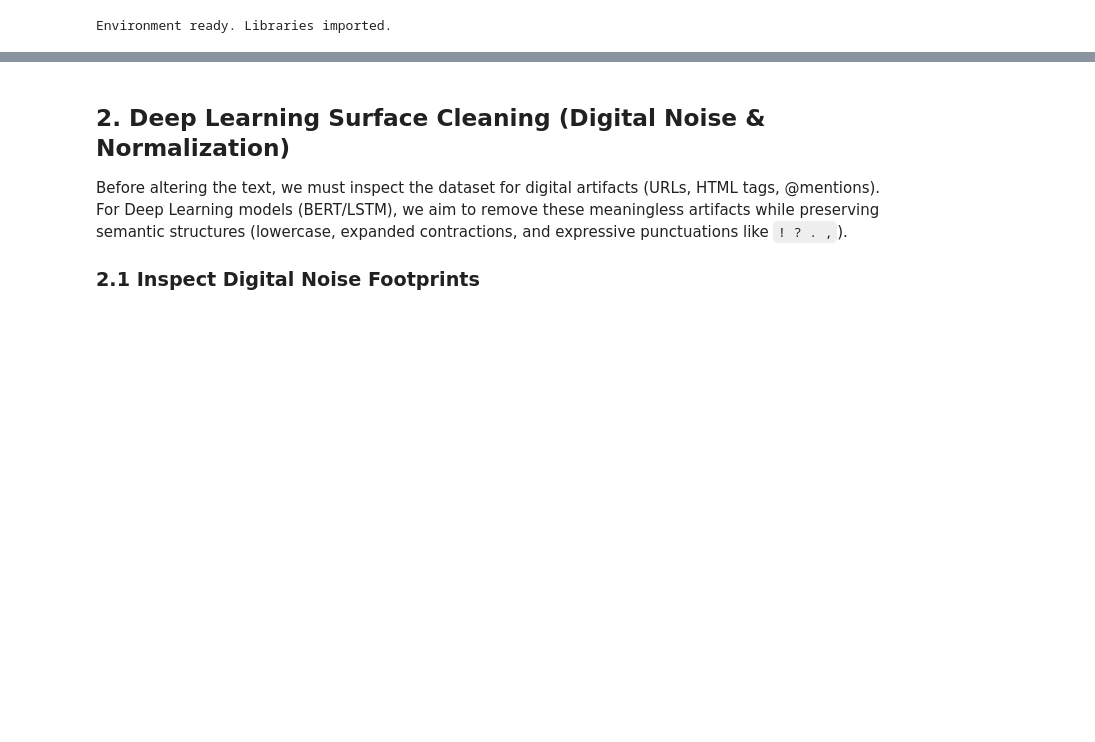
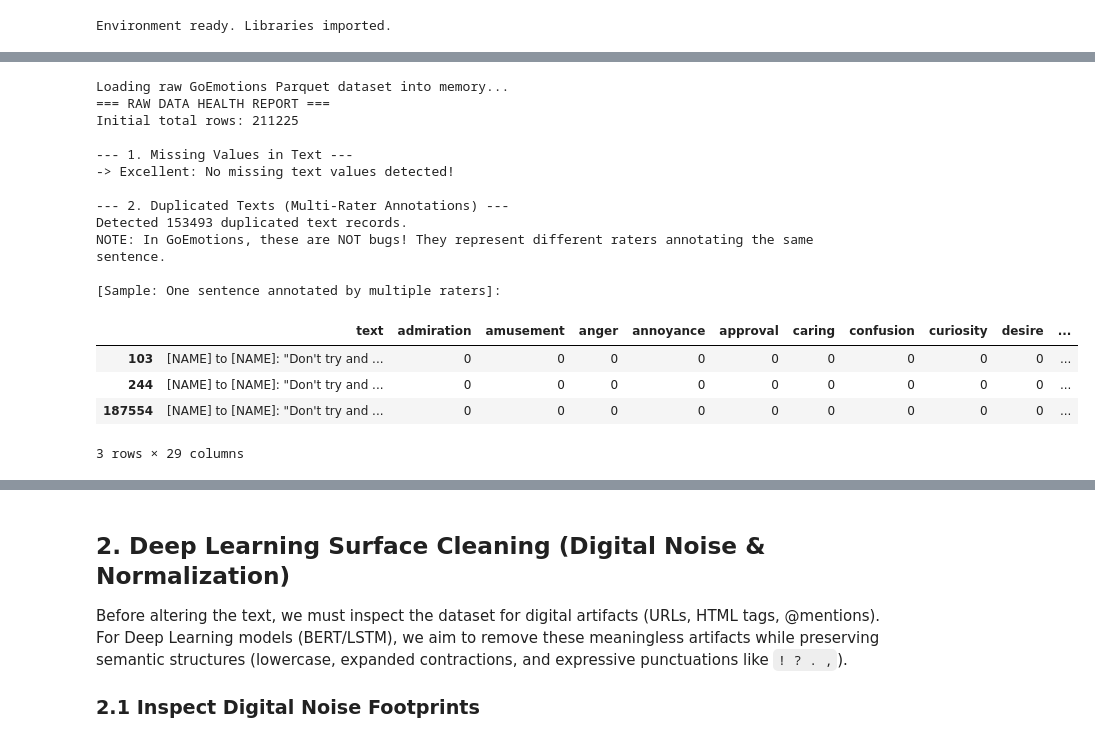
Before and after one commit to anhthi-1811/nlp-emotion-classification, a Jupyter notebook: src/02_Text_Preprocessing.ipynb, the cells around one changed output, grey strips where cells are left out. Cells and saved outputs as stored; diff of their text form; code cells hidden in the pictures; blank space fills up the shorter version.

```diff
--- a/src/02_Text_Preprocessing.ipynb
+++ b/src/02_Text_Preprocessing.ipynb
@@ -13,9 +13,7 @@ Transform the raw, noisy text into a clean, standardized format suitable for bot
 ## 1. Initial Data Health Inspection
 Before executing any drop operations, it is critical to inspect the exact volume and nature of missing values (NaNs) and duplicated rows to prevent unintended data loss and detect potential scraping bugs.
 # %%
-# ==========================================
 # 0. ENVIRONMENT SETUP & IMPORTS
-# ==========================================
 import pandas as pd
 import numpy as np
 import re
@@ -24,9 +22,19 @@ import warnings
 # Suppress minor warnings for clean output
 warnings.filterwarnings('ignore')
 
-# Define standard file paths
-RAW_DATA_PATH = "../data/raw/text.csv"
-PROCESSED_DATA_PATH = "../data/processed/"
+# Update path to the GoEmotions Parquet file
+RAW_DATA_PATH = r"C:\nlp_project\data\raw\train-00000-of-00001.parquet"
+PROCESSED_DATA_PATH = r"C:\nlp_project\data\processed"
+
+# Redefine the 28 emotion columns to be used throughout the file
+EMOTION_COLUMNS = [
+    "admiration", "amusement", "anger", "annoyance", "approval",
+    "caring", "confusion", "curiosity", "desire", "disappointment",
+    "disapproval", "disgust", "embarrassment", "excitement", "fear",
+    "gratitude", "grief", "joy", "love", "nervousness",
+    "optimism", "pride", "realization", "relief", "remorse",
+    "sadness", "surprise", "neutral"
+]
 
 print("Environment ready. Libraries imported.")
 # %% [output]
@@ -92 +42,58 @@ Detected 22987 duplicated records.
+# %%
+# 1. INITIAL DATA HEALTH INSPECTION
+
+print("Loading raw GoEmotions Parquet dataset into memory...")
+df_raw = pd.read_parquet(RAW_DATA_PATH)
+initial_shape = df_raw.shape
+
+print("=== RAW DATA HEALTH REPORT ===")
+print(f"Initial total rows: {df_raw.shape[0]}\n")
+
+# 1.1 CHECK FOR MISSING VALUES (NaNs)
+missing_counts = df_raw['text'].isnull().sum()
+print("--- 1. Missing Values in Text ---")
+if missing_counts > 0:
+    print(f"Detected {missing_counts} missing texts.")
+    print("\n[Sample of rows with Missing Texts]:")
+    display(df_raw[df_raw['text'].isnull()].head(3))
+else:
+    print("-> Excellent: No missing text values detected!")
+
+# 1.2 CHECK FOR DUPLICATED TEXTS
+duplicate_count = df_raw.duplicated(subset=['text']).sum()
+print(f"\n--- 2. Duplicated Texts (Multi-Rater Annotations) ---")
+print(f"Detected {duplicate_count} duplicated text records.")
+print("NOTE: In GoEmotions, these are NOT bugs! They represent different raters annotating the same sentence.")
+
+# Inspect a sample of duplicated pairs to visually prove they have different labels
+if duplicate_count > 0:
+    print("\n[Sample: One sentence annotated by multiple raters]:")
+    # Find one specific text that has duplicates
+    sample_duplicate_text = df_raw[df_raw.duplicated(subset=['text'])]['text'].iloc[0]
+
+    # Filter the dataframe to show all rows containing this exact text
+    # Only display the text and the emotion columns to keep it clean
+    cols_to_show = ['text'] + EMOTION_COLUMNS
+    duplicates_sample = df_raw[df_raw['text'] == sample_duplicate_text][cols_to_show]
+
+    # Display the rows where you will see the 1s in different emotion columns
+    display(duplicates_sample)
+# %% [output]
+Loading raw GoEmotions Parquet dataset into memory...
+=== RAW DATA HEALTH REPORT ===
+Initial total rows: 211225
+
+--- 1. Missing Values in Text ---
+-> Excellent: No missing text values detected!
+
+--- 2. Duplicated Texts (Multi-Rater Annotations) ---
+Detected 153493 duplicated text records.
+NOTE: In GoEmotions, these are NOT bugs! They represent different raters annotating the same sentence.
+
+[Sample: One sentence annotated by multiple raters]:
+|  | text | admiration | amusement | anger | annoyance | approval | caring | confusion | curiosity | desire | ... |
+| 103 | [NAME] to [NAME]: "Don't try and ... | 0 | 0 | 0 | 0 | 0 | 0 | 0 | 0 | 0 | ... |
+| 244 | [NAME] to [NAME]: "Don't try and ... | 0 | 0 | 0 | 0 | 0 | 0 | 0 | 0 | 0 | ... |
+| 187554 | [NAME] to [NAME]: "Don't try and ... | 0 | 0 | 0 | 0 | 0 | 0 | 0 | 0 | 0 | ... |
+3 rows × 29 columns
 # %%
```
Also changed, not shown: parts of 9 cells of this notebook, 7 other files.
